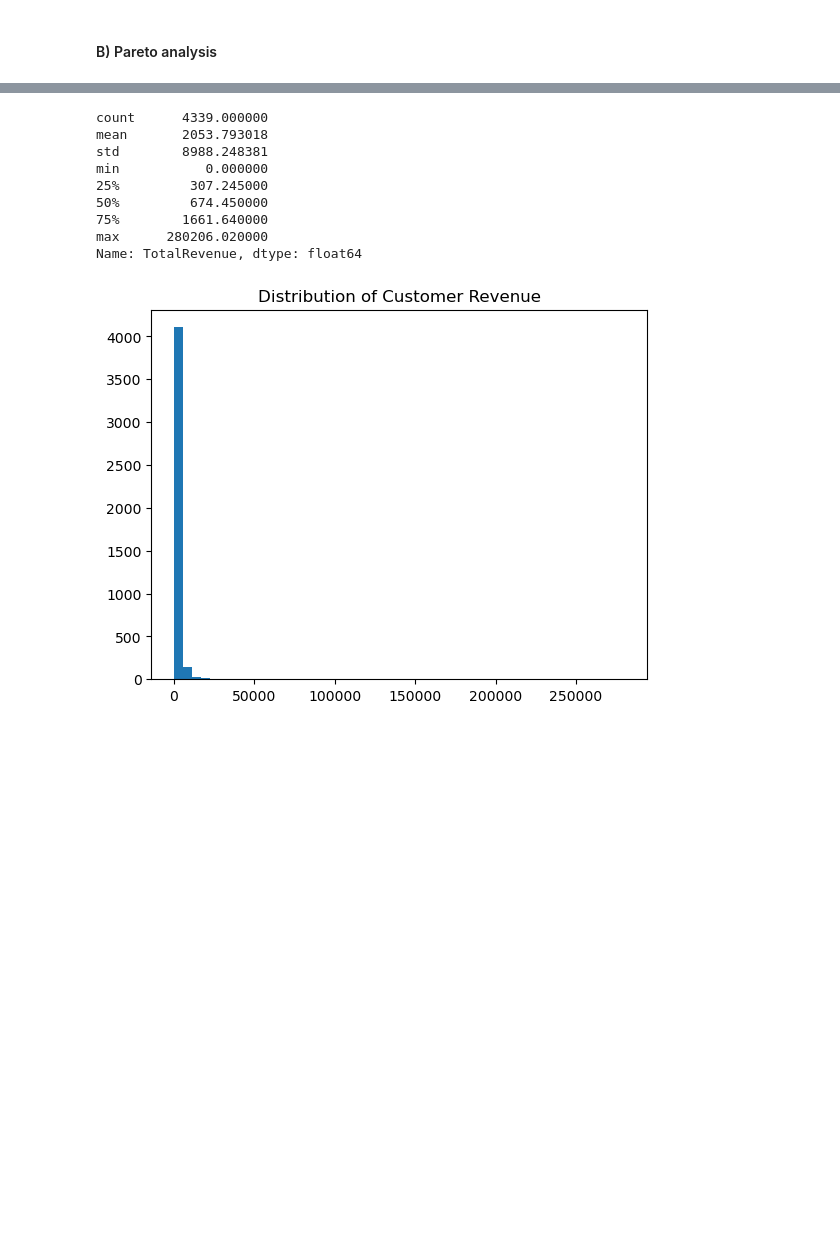
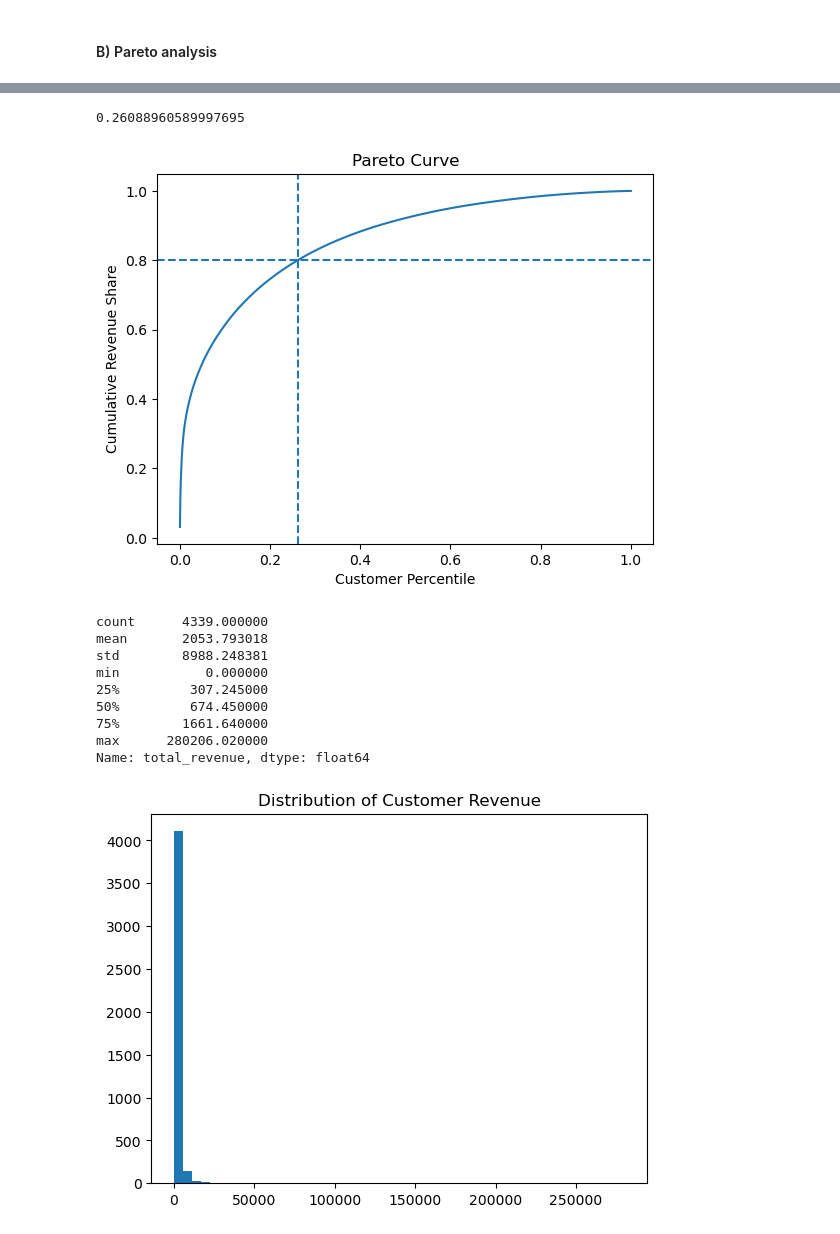
Before and after one commit to patrykraj/sales-analysis, a Jupyter notebook: sales-analysis.ipynb, the cells around one changed output, grey strips where cells are left out. Cells and saved outputs as stored; diff of their text form; code cells hidden in the pictures; blank space fills up the shorter version.

Commit message:
add sql analysis and charts

```diff
--- a/sales-analysis.ipynb
+++ b/sales-analysis.ipynb
@@ -350,0 +249,26 @@ Retention of high-value customers is strategically critical.
+# %%
+pareto = pd.read_sql("""
+WITH revenue_ranked AS (
+    SELECT
+        "CustomerID",
+        SUM(revenue) AS total_revenue
+    FROM clean_transactions
+    GROUP BY "CustomerID"
+),
+ordered AS (
+    SELECT
+        "CustomerID",
+        total_revenue,
+        RANK() OVER (ORDER BY total_revenue DESC) AS revenue_rank,
+        total_revenue / SUM(total_revenue) OVER () AS revenue_share,
+        SUM(total_revenue) OVER (ORDER BY total_revenue DESC)
+            / SUM(total_revenue) OVER () AS cumulative_share,
+        COUNT(*) OVER () AS total_customers
+    FROM revenue_ranked
+)
+SELECT *,
+       revenue_rank::float / total_customers AS customer_percentile
+FROM ordered
+ORDER BY revenue_rank;
+""", engine)
+pareto.head()
@@ -351,6 +282,22 @@ Retention of high-value customers is strategically critical.
+# %%
+pareto_80 = pareto[pareto['cumulative_share'] <= 0.8]
+pareto_ratio = len(pareto_80) / pareto['CustomerID'].nunique()
+pareto_ratio
+# %% [output]
+0.26088960589997695
+# %%
+plt.plot(pareto['customer_percentile'], pareto['cumulative_share'])
+plt.axhline(0.8, linestyle='--')
+plt.axvline(pareto_ratio, linestyle='--')
+plt.title("Pareto Curve")
+plt.xlabel("Customer Percentile")
+plt.ylabel("Cumulative Revenue Share")
+plt.show()
+# %% [output]
+[figure, added]
 # %%
 # Revenue distribution
-customer_table['TotalRevenue'].describe()
+pareto['total_revenue'].describe()
 # %% [output]
 count      4339.000000
 mean       2053.793018
@@ -360,7 +307,7 @@ min           0.000000
 50%         674.450000
 75%        1661.640000
 max      280206.020000
-Name: TotalRevenue, dtype: float64
+Name: total_revenue, dtype: float64
 # %%
 #bar diagram
 
```
Also changed, not shown: parts of 26 cells of this notebook.
